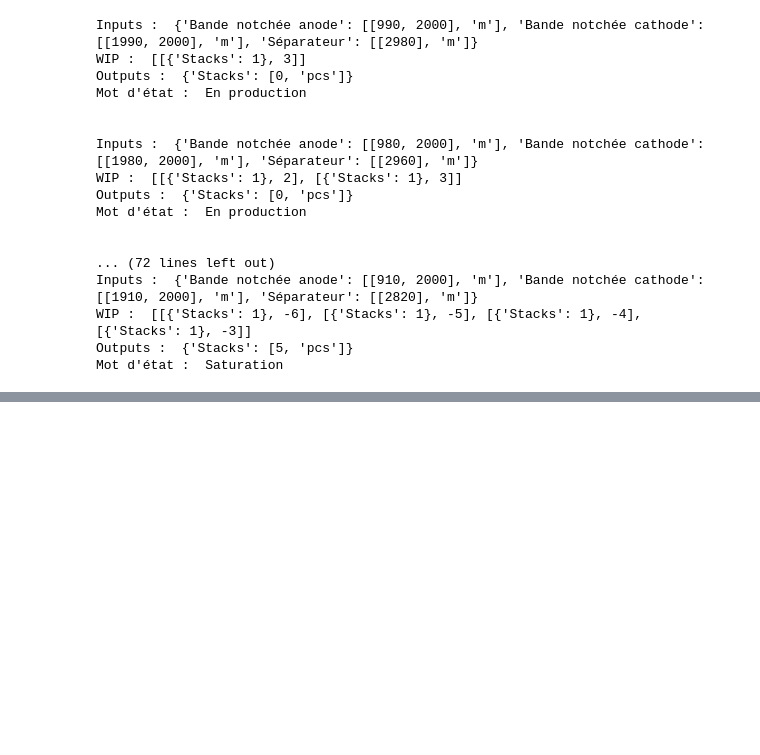
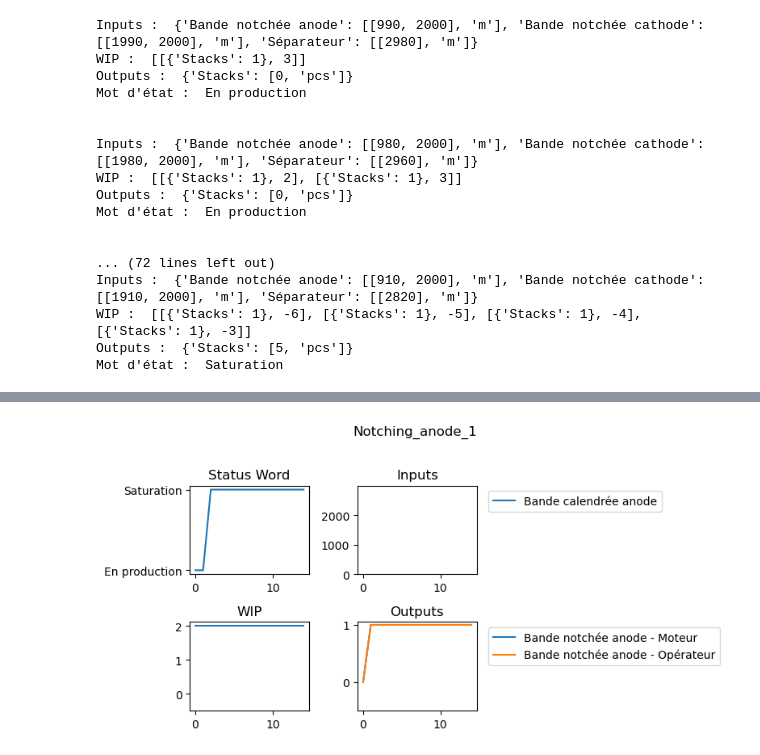
Before and after one commit to louisotpierre/Projet_usine, a Jupyter notebook: factory_0.1.ipynb, the cells around one changed output, grey strips where cells are left out. Drawn from its saved outputs; the diff is of its cells as text; code cells hidden in the pictures; blank space fills up the shorter version.

```diff
--- a/factory_0.1.ipynb
+++ b/factory_0.1.ipynb
@@ -211,0 +214,19 @@ plt.show()
+# %%
+# Définition d'une notcheuse anode
+
+inputs = {"Bande calendrée anode": [[1000, 2000], "m"]}
+outputs = {"Bande notchée anode - Moteur": [0, "m"], "Bande notchée anode - Opérateur": [0, "m"]}
+BoM = {"Bande calendrée anode": 1}
+cycle_time = 1/80 # 3 minutes pour produire un m
+WIP_capacity = 1
+WIP_type = "flow"
+inputs_capacity = {"Bande notchée anode": [2, "bobines"]}
+outputs_capacity = {"Bande notchée anode - Moteur": [1, "bobine"], "Bande notchée anode - Opérateur": [1, "bobine"]}
+
+notcheuse_anode = Equipement("Notching_anode_1", inputs, BoM, outputs, cycle_time, WIP_capacity, inputs_capacity, outputs_capacity, WIP_type)
+
+sim = Simulation([notcheuse_anode], 15)
+sim.run()
+sim.plot(notcheuse_anode)
+# %% [output]
+[figure, added]
```
Also changed, not shown: parts of 4 cells of this notebook.
